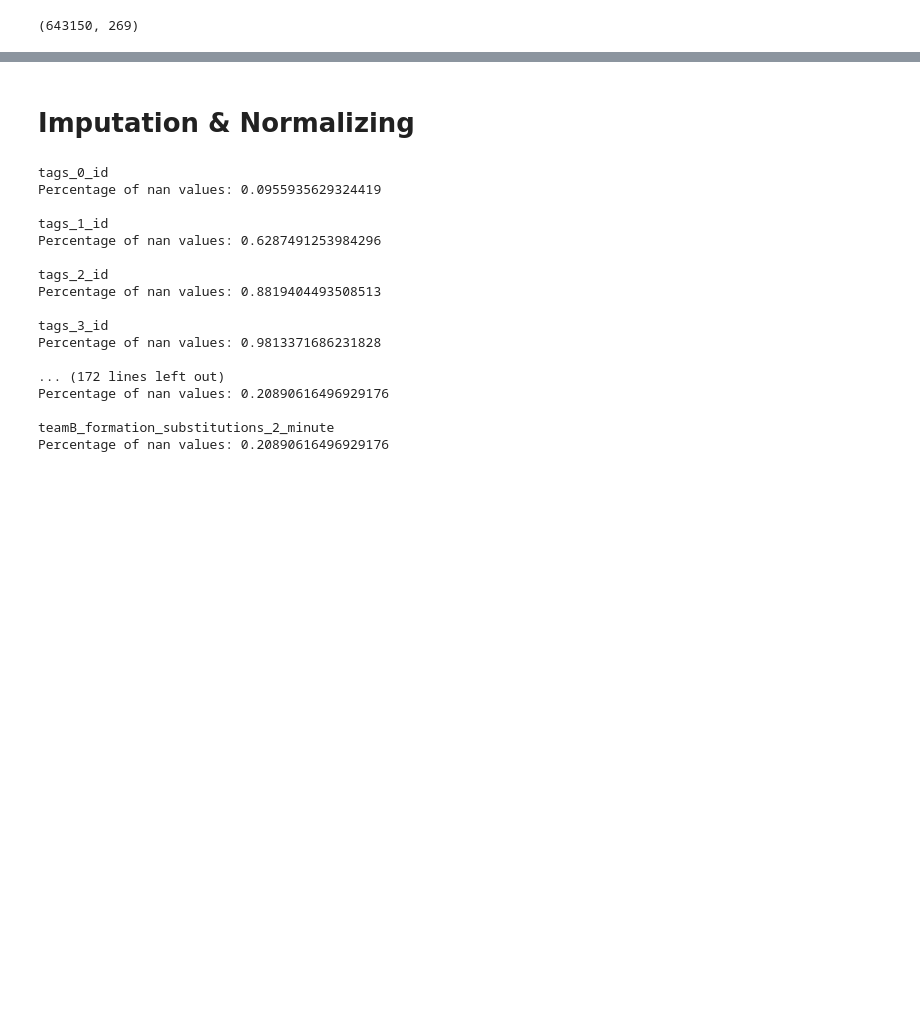
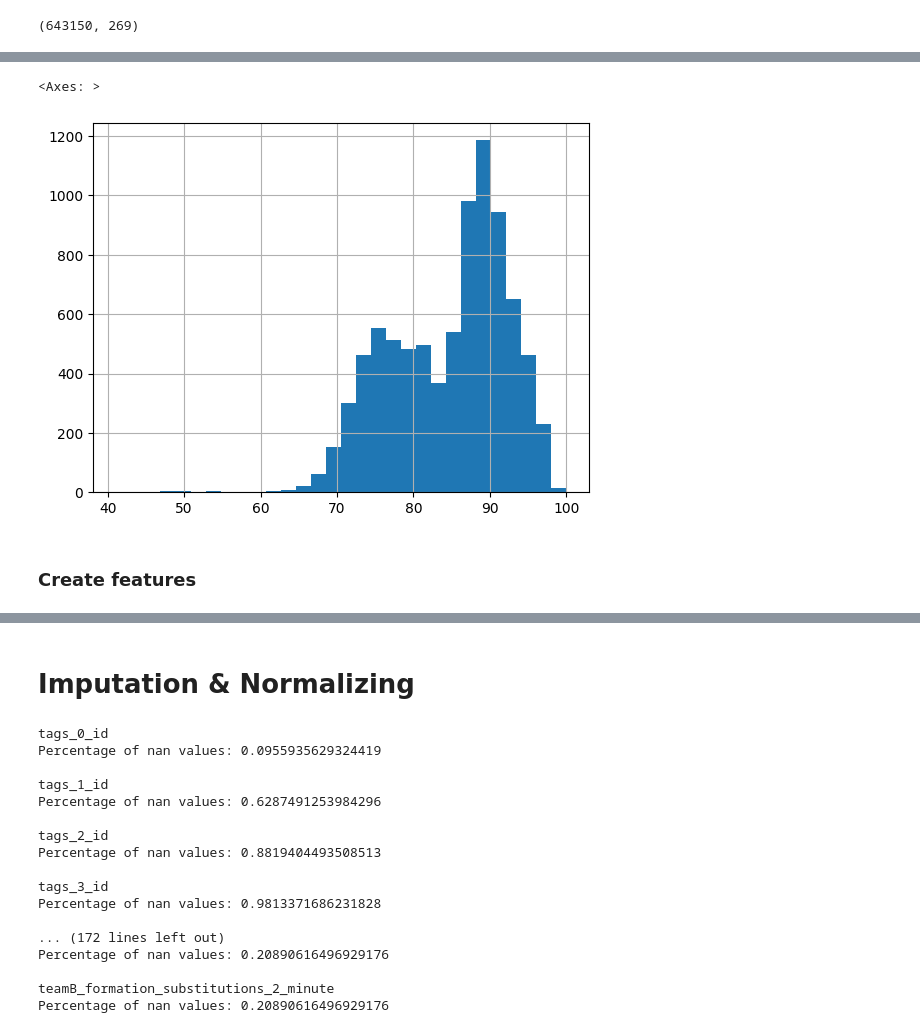
Before and after one commit to szmidapatrik/player-role-identification, a Jupyter notebook: wyscout_datasets.ipynb, the cells around one changed output, grey strips where cells are left out. Drawn from its saved outputs; the diff is of its cells as text; code cells hidden in the pictures; blank space fills up the shorter version.

```diff
--- a/wyscout_datasets.ipynb
+++ b/wyscout_datasets.ipynb
@@ -179,0 +209,7 @@ df.shape
+# %%
+df.loc[(df['eventName'] == "Shot")]['positions_0_x'].hist(bins=30)
+# %% [output]
+<Axes: >
+[figure, added]
+# %% [markdown]
+### Create features
```
Also changed, not shown: parts of 12 cells of this notebook, 3 other files.
